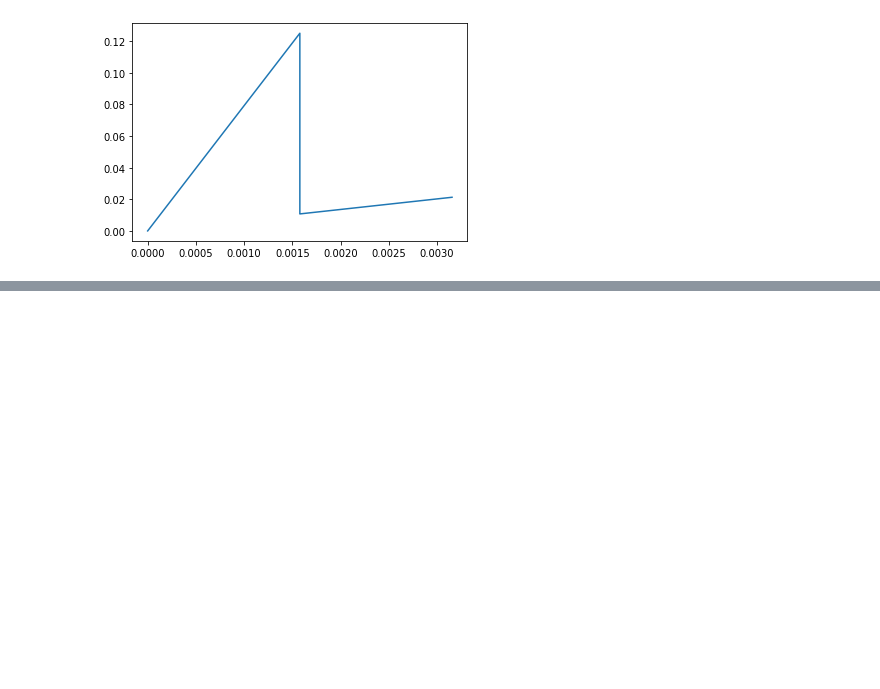
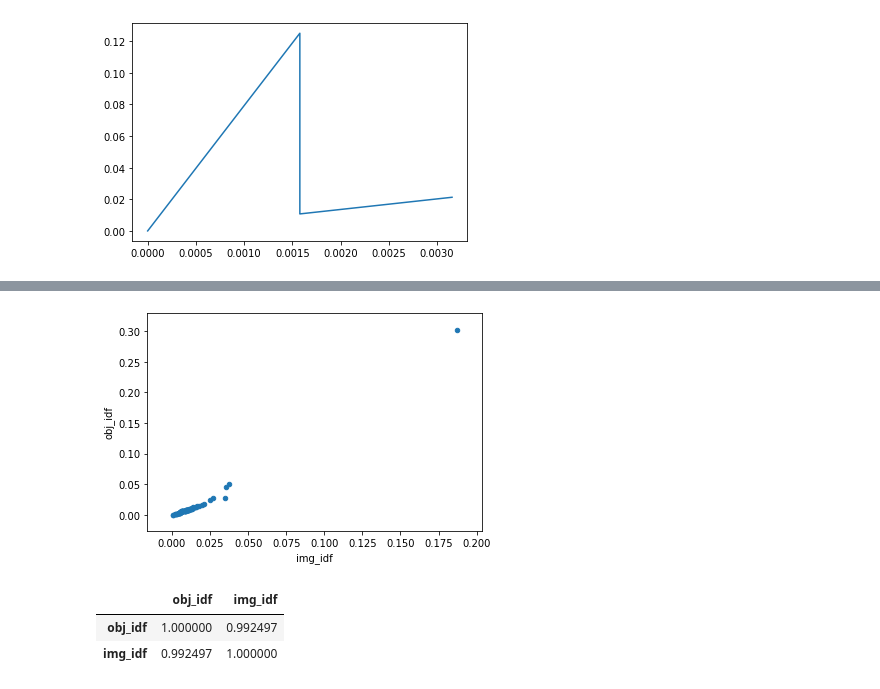
Before and after one commit to kostas1515/yolo_on_coco, a Jupyter notebook: coco.ipynb, the cells around one changed output, grey strips where cells are left out. Saved outputs shown, nothing was run; the diff lists cells and outputs as text; code cells hidden in the pictures; blank space fills up the shorter version.

```diff
--- a/coco.ipynb
+++ b/coco.ipynb
@@ -768,3 +908,33 @@ while i <18:
     k=k+1
 plt.savefig('original.png')
 plt.show()
+# %%
+import os
+import pandas as pd
+import glob
+import sys
+
+
+df = pd.DataFrame(columns=['class','xc','yc','w','h','filename'])
+os.chdir('/mnt/data1/users/konsa15/workspace/notebooks/coco/labels/coco/labels/val2017')
+print(os.getcwd())
+files = glob.glob("*.txt")
+dataset_len=len(files)
+prg_counter=0
+print(dataset_len)
+for file in files:
+    with open(file) as f:
+        f=f.read()
+        box=pd.DataFrame([x.split() for x in f.rstrip('\n').split('\n')],columns=['class','xc','yc','w','h'])
+        box['filename']=[file for x in f.rstrip('\n').split('\n')]
+        df = df.append(box, ignore_index = True)
+
+    sys.stdout.write('\rPgr:'+str(prg_counter/dataset_len*100)+'%')
+    prg_counter+=1
+
+print(df)
+obj_idf=(df['class'].value_counts(normalize=True).reset_index(name='obj_idf'))
+new_df=df.groupby('filename')['class'].value_counts().reset_index(name='count')
+img_idf=new_df['class'].value_counts(normalize=True).reset_index(name='img_idf')
+
+obj_idf['img_idf']=img_idf['img_idf']
@@ -770,0 +992,2 @@ plt.show()
+# %%
+df=load_csvs()
@@ -770,0 +997,7 @@ plt.show()
+# %%
+print(df)
+obj_idf=(df['class'].value_counts(normalize=True).reset_index(name='obj_idf'))
+new_df=df.groupby('filename')['class'].value_counts().reset_index(name='count')
+img_idf=new_df['class'].value_counts(normalize=True).reset_index(name='img_idf')
+
+obj_idf['img_idf']=img_idf['img_idf']
@@ -770,0 +1021,11 @@ plt.show()
+# %%
+fig=obj_idf.plot(x='img_idf',y='obj_idf',kind='scatter').get_figure()
+fig.savefig('obj_img_idf-corr.png')
+# %% [output]
+[figure, added]
+# %%
+obj_idf.corr()
+# %% [output]
+|  | obj_idf | img_idf |
+| obj_idf | 1.000000 | 0.992497 |
+| img_idf | 0.992497 | 1.000000 |
```
Also changed, not shown: parts of 29 cells of this notebook, 6 other files.
